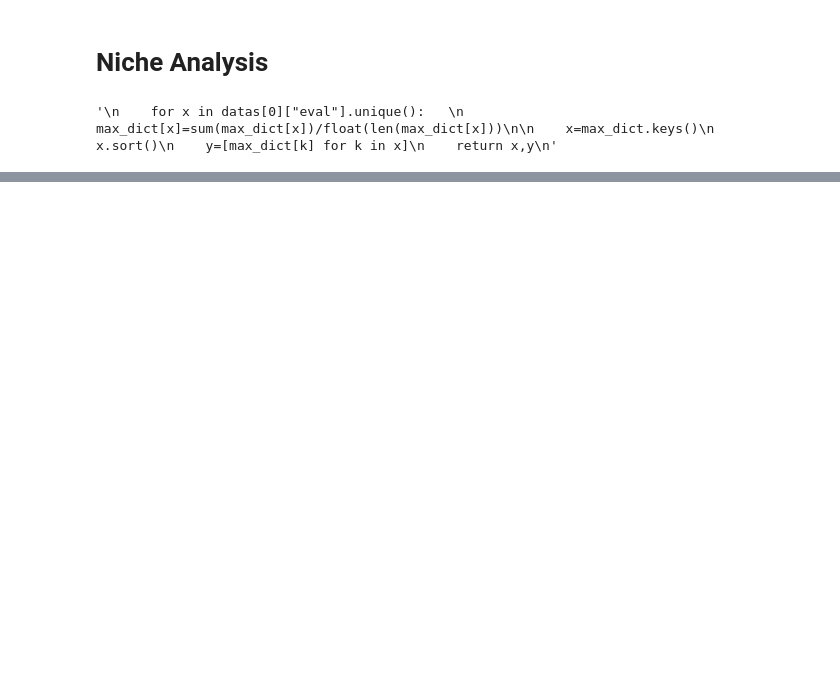
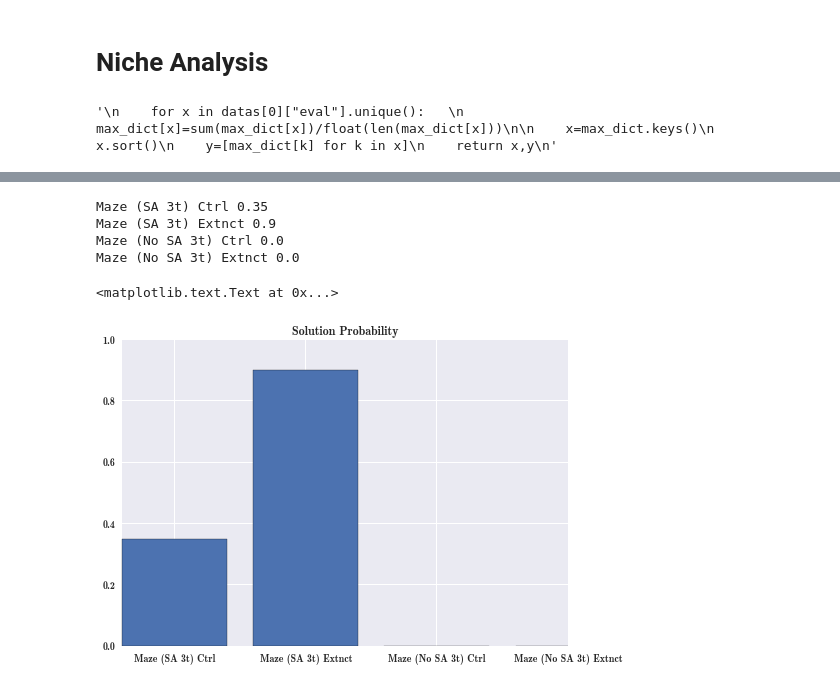
Before and after one commit to jal278/mazerobot-python, a Jupyter notebook: data/Evo Analysis.ipynb, the cells around one changed output, grey strips where cells are left out. Drawn from its saved outputs; the diff is of its cells as text; code cells hidden in the pictures; blank space fills up the shorter version.

```diff
--- a/data/Evo Analysis.ipynb
+++ b/data/Evo Analysis.ipynb
@@ -175,0 +195,26 @@ legend(loc=3,
+# %%
+labels=[]
+values=[]
+
+for treat in treatments:
+    #print treat
+    t=treat
+    globstr=treat[0]+"*"+treat[1]+"*solution.dat"
+    label=treatment_pre[t[0]]+treatment_post[t[1]]
+    value=len(glob.glob(globstr))/20.0
+    print label,value
+    labels.append(label)
+    values.append(value)
+
+bar(range(len(treatments)),values)
+xticks([k+0.4 for k in range(len(treatments))],labels)
+ylim(0,1)
+title("Solution Probability")
+#xticklabels(values)
+# %% [output]
+Maze (SA 3t) Ctrl 0.35
+Maze (SA 3t) Extnct 0.9
+Maze (No SA 3t) Ctrl 0.0
+Maze (No SA 3t) Extnct 0.0
+<matplotlib.text.Text at 0x...>
+[figure, added]
```
Also changed, not shown: parts of 7 cells of this notebook.
